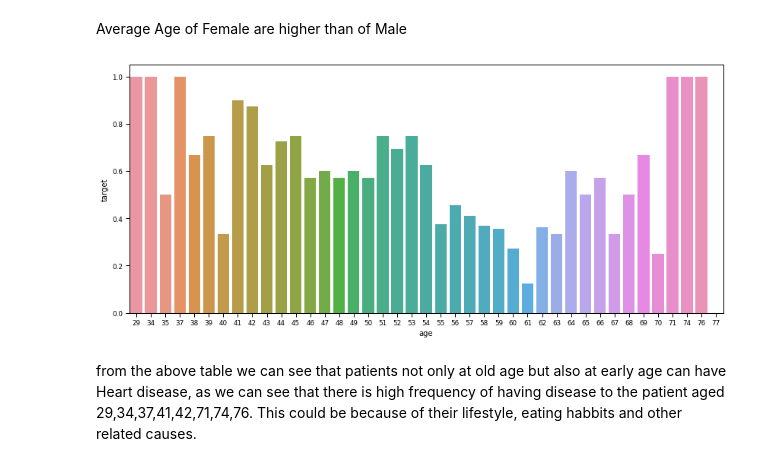
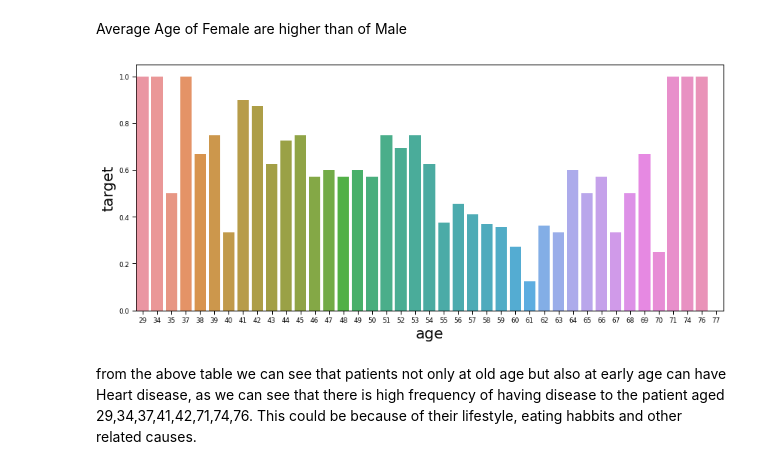
Before and after one commit to sonirl/DT_Evaluation-projects, a Jupyter notebook: Project_5_heartdisease.ipynb, the cells around one changed output. Saved outputs shown, nothing was run; the diff lists cells and outputs as text; code cells hidden in the pictures.

```diff
--- a/Project_5_heartdisease.ipynb
+++ b/Project_5_heartdisease.ipynb
@@ -169,12 +169,13 @@ Text(0.5, 1.0, 'Distribution of Male and Female')
 Average Age of Female are higher than of Male
 # %%
 #checking the target frequency, grouped by age of the patient.
+sns.set_context("paper", font_scale = 1, rc = {"font.size": 10,"axes.titlesize": 25,"axes.labelsize": 20})
 
 plt.figure(figsize=(14,6))
 sns.barplot(x='age',y='target',data=data.groupby('age').mean().reset_index())
 plt.show()
 # %% [output]
-[figure, old version]
+[figure, new version]
 # %% [markdown]
 from the above table we can see that patients not only at old age but also at early age can have Heart disease, as we can see that there is high frequency of having disease to the patient aged 29,34,37,41,42,71,74,76.
 This could be because of their lifestyle, eating habbits and other related causes.
```
Also changed, not shown: parts of 17 cells of this notebook.
